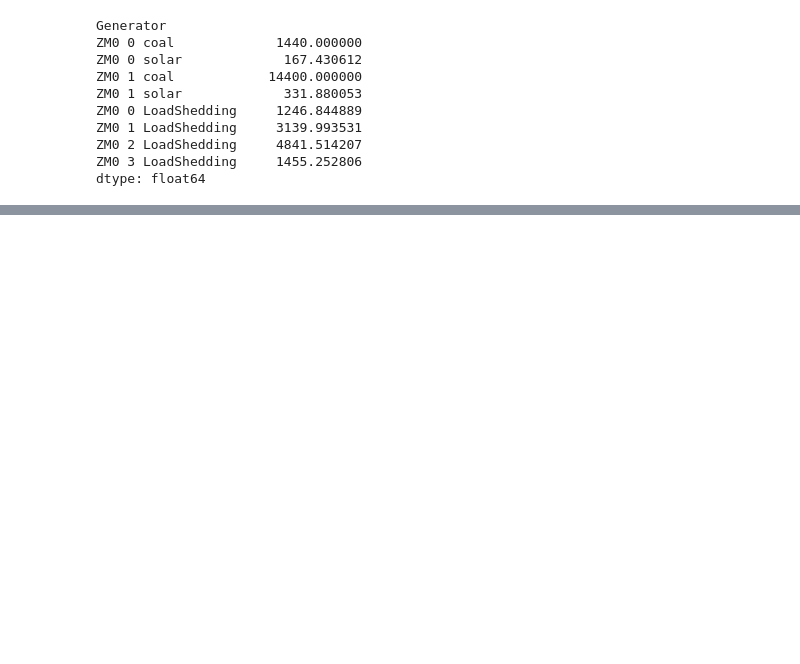
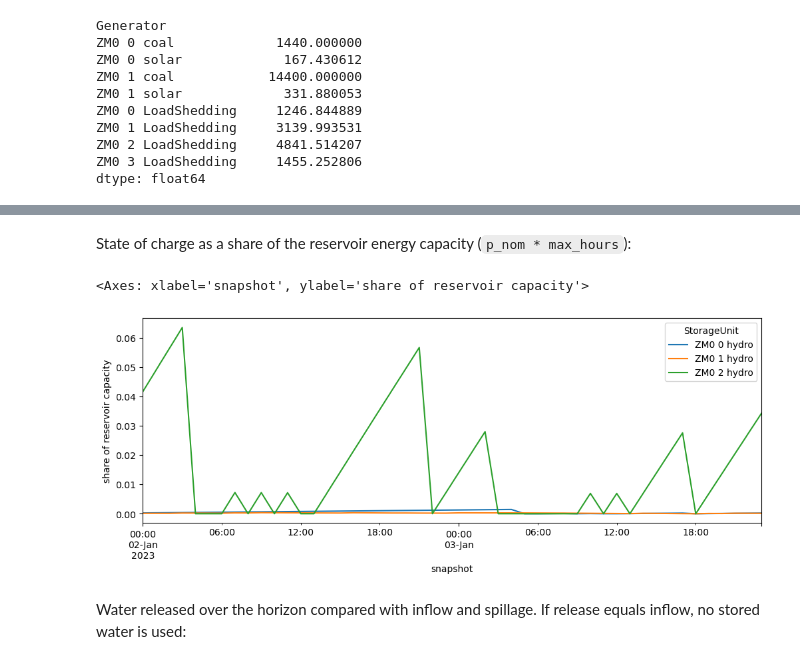
Before and after one commit to open-energy-transition/zambia-dev-notebooks, a Jupyter notebook: operational studies/minimal_model.ipynb, the cells around one changed output, grey strips where cells are left out. Saved outputs shown, nothing was run; the diff lists cells and outputs as text; code cells hidden in the pictures; blank space fills up the shorter version.

```diff
--- a/operational studies/minimal_model.ipynb
+++ b/operational studies/minimal_model.ipynb
@@ -276,0 +391,11 @@ dtype: float64
+# %% [markdown]
+State of charge as a share of the reservoir energy capacity (`p_nom * max_hours`):
+# %%
+reservoir_capacity = n.storage_units.p_nom * n.storage_units.max_hours
+
+(n.storage_units_t["state_of_charge"] / reservoir_capacity).plot(figsize=(12, 4), ylabel="share of reservoir capacity")
+# %% [output]
+<Axes: xlabel='snapshot', ylabel='share of reservoir capacity'>
+[figure, added]
+# %% [markdown]
+Water released over the horizon compared with inflow and spillage. If release equals inflow, no stored water is used:
```
Also changed, not shown: parts of 33 cells of this notebook.
